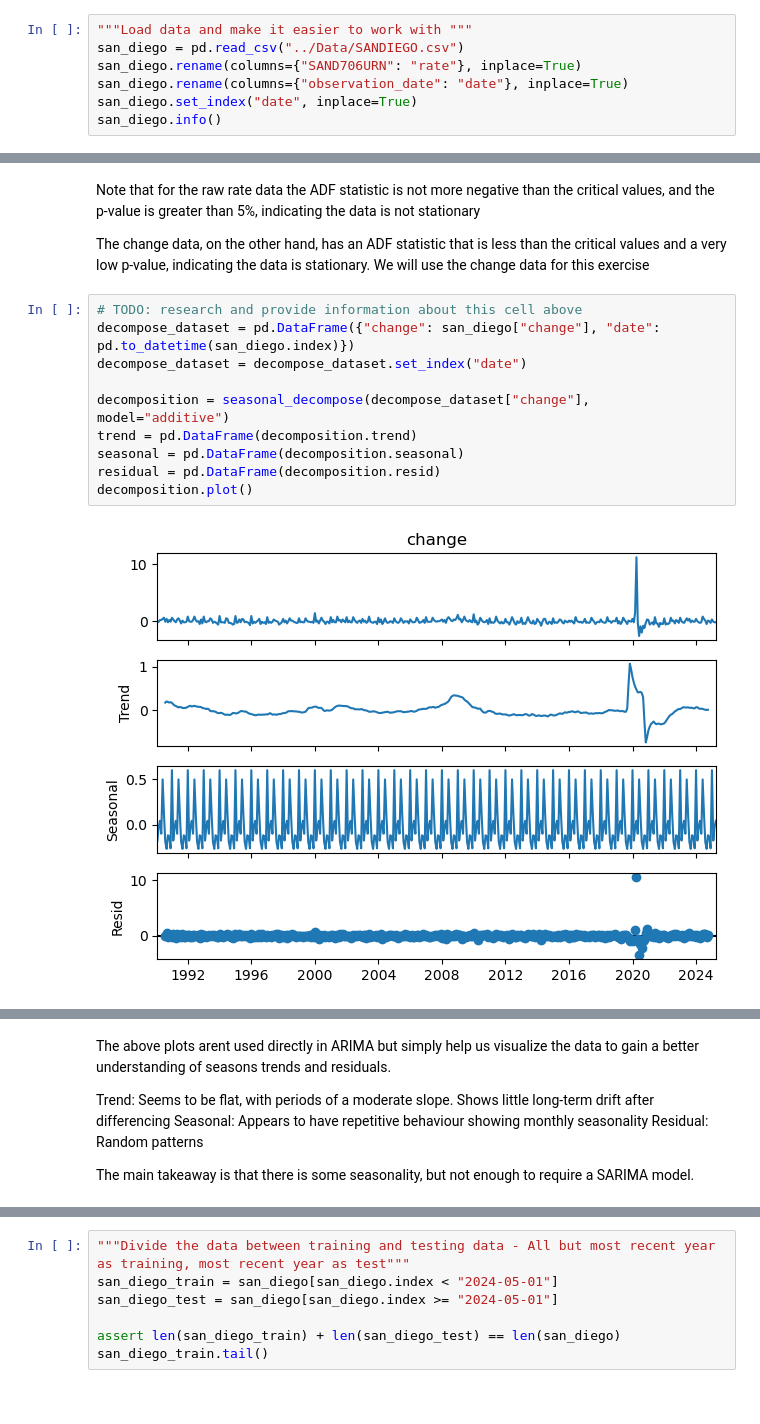
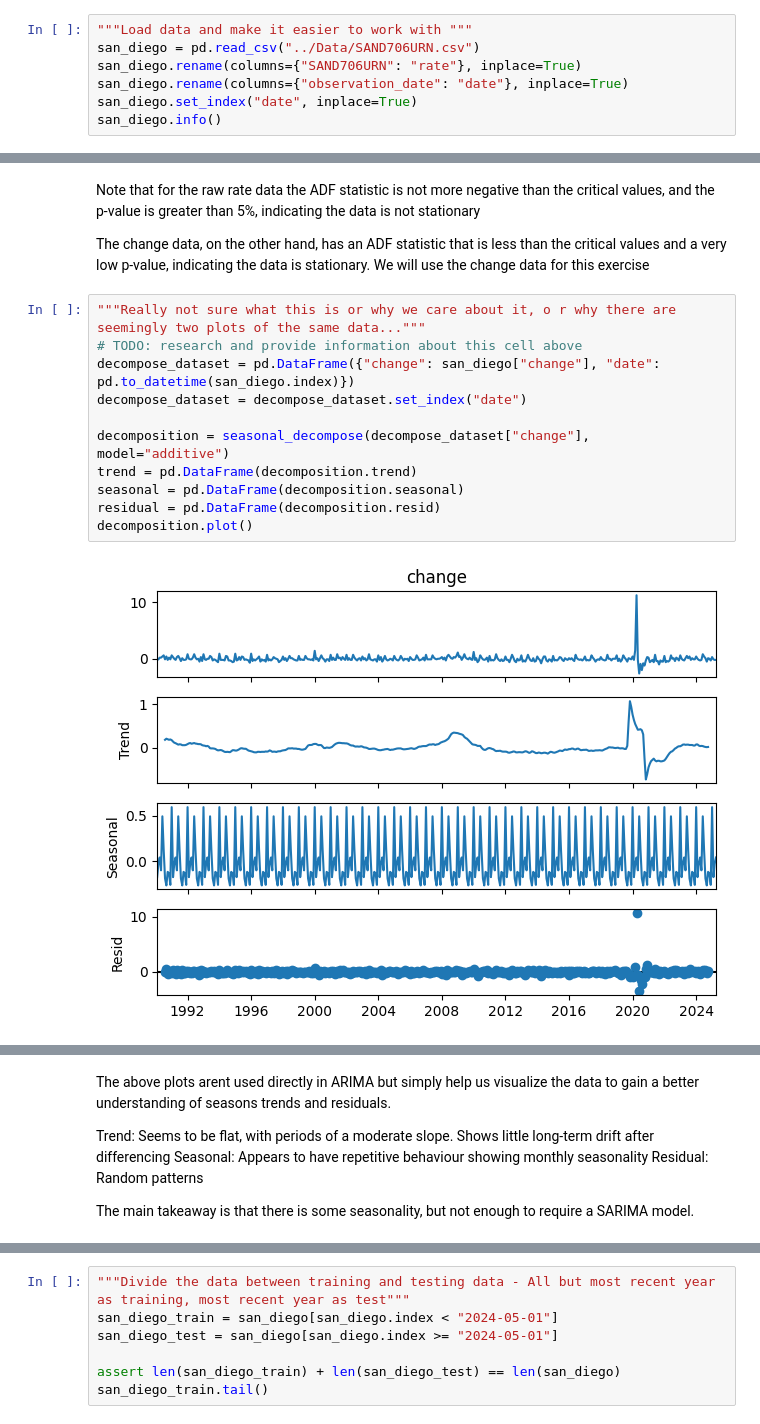
Before and after one commit to mr-kelsey/su25-aai510-group1, a Jupyter notebook: Notebooks/Final Project Section 1 - Team 1.ipynb, the cells around one changed output, grey strips where cells are left out. Cells and saved outputs as stored; diff of their text form.

```diff
--- a/Notebooks/Final Project Section 1 - Team 1.ipynb
+++ b/Notebooks/Final Project Section 1 - Team 1.ipynb
@@ -34,6 +34,6 @@ In this project, we attempt to forecast the monthly unemployment rate for the Sa
 # %%
 """Load data and make it easier to work with """
-san_diego = pd.read_csv("../Data/SANDIEGO.csv")
+san_diego = pd.read_csv("../Data/SAND706URN.csv")
 san_diego.rename(columns={"SAND706URN": "rate"}, inplace=True)
 san_diego.rename(columns={"observation_date": "date"}, inplace=True)
 san_diego.set_index("date", inplace=True)
@@ -109,14 +109,15 @@ Note that for the raw rate data the ADF statistic is not more negative than the
 
 The change data, on the other hand, has an ADF statistic that is less than the critical values and a very low p-value, indicating the data is stationary. We will use the change data for this exercise
 # %%
+"""Really not sure what this is or why we care about it, o r why there are seemingly two plots of the same data..."""
 # TODO: research and provide information about this cell above
 decompose_dataset = pd.DataFrame({"change": san_diego["change"], "date": pd.to_datetime(san_diego.index)})
 decompose_dataset = decompose_dataset.set_index("date")
 
 decomposition = seasonal_decompose(decompose_dataset["change"], model="additive")
 trend = pd.DataFrame(decomposition.trend)
 seasonal = pd.DataFrame(decomposition.seasonal)
 residual = pd.DataFrame(decomposition.resid)
 decomposition.plot()
 # %% [output]
-[figure, old version]
+[figure, new version]
@@ -124,11 +125,11 @@ decomposition.plot()
-# %% [markdown]
-The above plots arent used directly in ARIMA but simply help us visualize the data to gain a better understanding of seasons trends and residuals.
-
-Trend: Seems to be flat, with periods of a moderate slope. Shows little long-term drift after differencing
-Seasonal: Appears to have repetitive behaviour showing monthly seasonality
-Residual: Random patterns
-
-The main takeaway is that there is some seasonality, but not enough to require a SARIMA model.
+# %% [markdown]
+The above plots arent used directly in ARIMA but simply help us visualize the data to gain a better understanding of seasons trends and residuals.
+
+Trend: Seems to be flat, with periods of a moderate slope. Shows little long-term drift after differencing
+Seasonal: Appears to have repetitive behaviour showing monthly seasonality
+Residual: Random patterns
+
+The main takeaway is that there is some seasonality, but not enough to require a SARIMA model.
 # %%
 """Plot the Autocorrelation Function"""
 # TODO: figure out what this tells us and how we can optimize for the best number of "lags"
```
Also changed, not shown: parts of 39 cells of this notebook, 21 other files.
